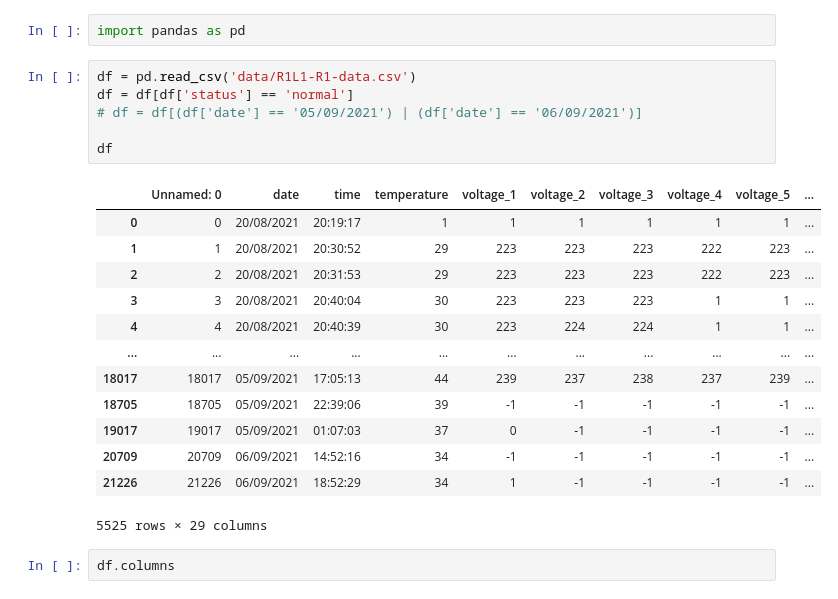
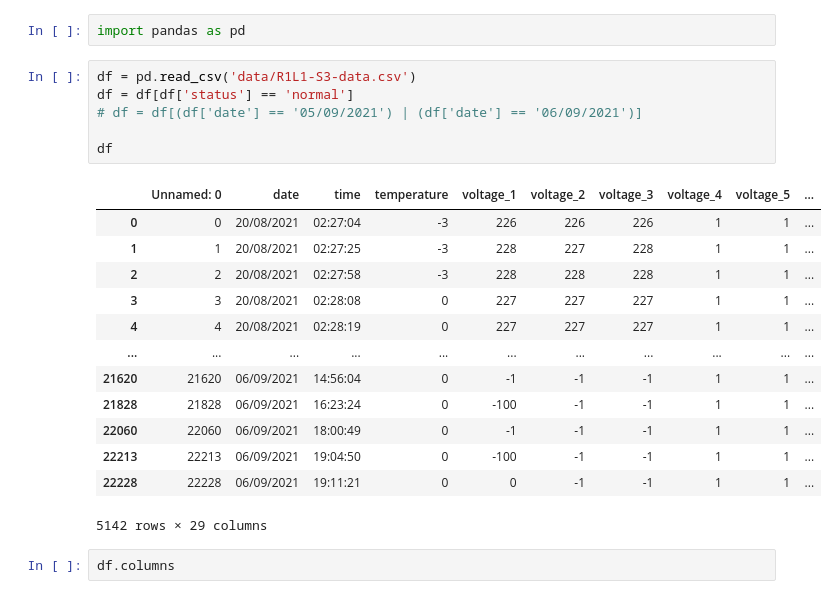
Before and after one commit to kimlolipop/stat-predictive, a Jupyter notebook: quatile.ipynb, the cells around one changed output. Cells and saved outputs as stored; diff of their text form.

```diff
--- a/quatile.ipynb
+++ b/quatile.ipynb
@@ -60,25 +60,25 @@ print(q5,q95)
 # %%
 import pandas as pd
 # %%
-df = pd.read_csv('data/R1L1-R1-data.csv')
+df = pd.read_csv('data/R1L1-S3-data.csv')
 df = df[df['status'] == 'normal']
 # df = df[(df['date'] == '05/09/2021') | (df['date'] == '06/09/2021')]
 
 df
 # %% [output]
 |  | Unnamed: 0 | date | time | temperature | voltage_1 | voltage_2 | voltage_3 | voltage_4 | voltage_5 | ... |
-| 0 | 0 | 20/08/2021 | 20:19:17 | 1 | 1 | 1 | 1 | 1 | 1 | ... |
-| 1 | 1 | 20/08/2021 | 20:30:52 | 29 | 223 | 223 | 223 | 222 | 223 | ... |
-| 2 | 2 | 20/08/2021 | 20:31:53 | 29 | 223 | 223 | 223 | 222 | 223 | ... |
-| 3 | 3 | 20/08/2021 | 20:40:04 | 30 | 223 | 223 | 223 | 1 | 1 | ... |
-| 4 | 4 | 20/08/2021 | 20:40:39 | 30 | 223 | 224 | 224 | 1 | 1 | ... |
+| 0 | 0 | 20/08/2021 | 02:27:04 | -3 | 226 | 226 | 226 | 1 | 1 | ... |
+| 1 | 1 | 20/08/2021 | 02:27:25 | -3 | 228 | 227 | 228 | 1 | 1 | ... |
+| 2 | 2 | 20/08/2021 | 02:27:58 | -3 | 228 | 228 | 228 | 1 | 1 | ... |
+| 3 | 3 | 20/08/2021 | 02:28:08 | 0 | 227 | 227 | 227 | 1 | 1 | ... |
+| 4 | 4 | 20/08/2021 | 02:28:19 | 0 | 227 | 227 | 227 | 1 | 1 | ... |
 | ... | ... | ... | ... | ... | ... | ... | ... | ... | ... | ... |
-| 18017 | 18017 | 05/09/2021 | 17:05:13 | 44 | 239 | 237 | 238 | 237 | 239 | ... |
-| 18705 | 18705 | 05/09/2021 | 22:39:06 | 39 | -1 | -1 | -1 | -1 | -1 | ... |
-| 19017 | 19017 | 05/09/2021 | 01:07:03 | 37 | 0 | -1 | -1 | -1 | -1 | ... |
-| 20709 | 20709 | 06/09/2021 | 14:52:16 | 34 | -1 | -1 | -1 | -1 | -1 | ... |
-| 21226 | 21226 | 06/09/2021 | 18:52:29 | 34 | 1 | -1 | -1 | -1 | -1 | ... |
+| 21620 | 21620 | 06/09/2021 | 14:56:04 | 0 | -1 | -1 | -1 | 1 | 1 | ... |
+| 21828 | 21828 | 06/09/2021 | 16:23:24 | 0 | -100 | -1 | -1 | 1 | 1 | ... |
+| 22060 | 22060 | 06/09/2021 | 18:00:49 | 0 | -1 | -1 | -1 | 1 | 1 | ... |
+| 22213 | 22213 | 06/09/2021 | 19:04:50 | 0 | -100 | -1 | -1 | 1 | 1 | ... |
+| 22228 | 22228 | 06/09/2021 | 19:11:21 | 0 | 0 | -1 | -1 | 1 | 1 | ... |
-5525 rows × 29 columns
+5142 rows × 29 columns
 # %%
 df.columns
 # %% [output]
```
Also changed, not shown: parts of 6 cells of this notebook, 1 other file.
